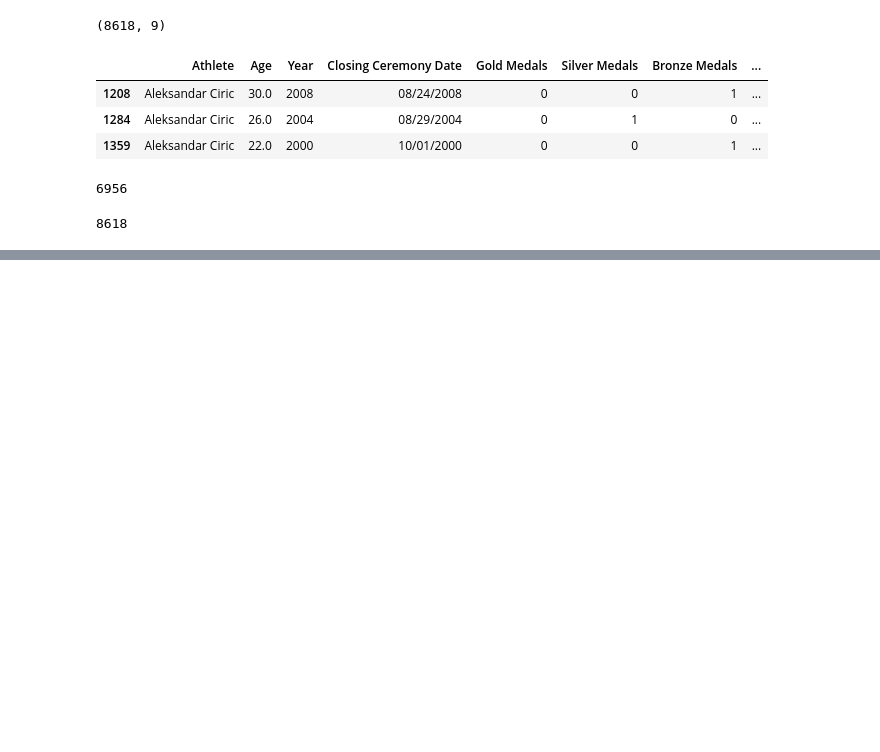
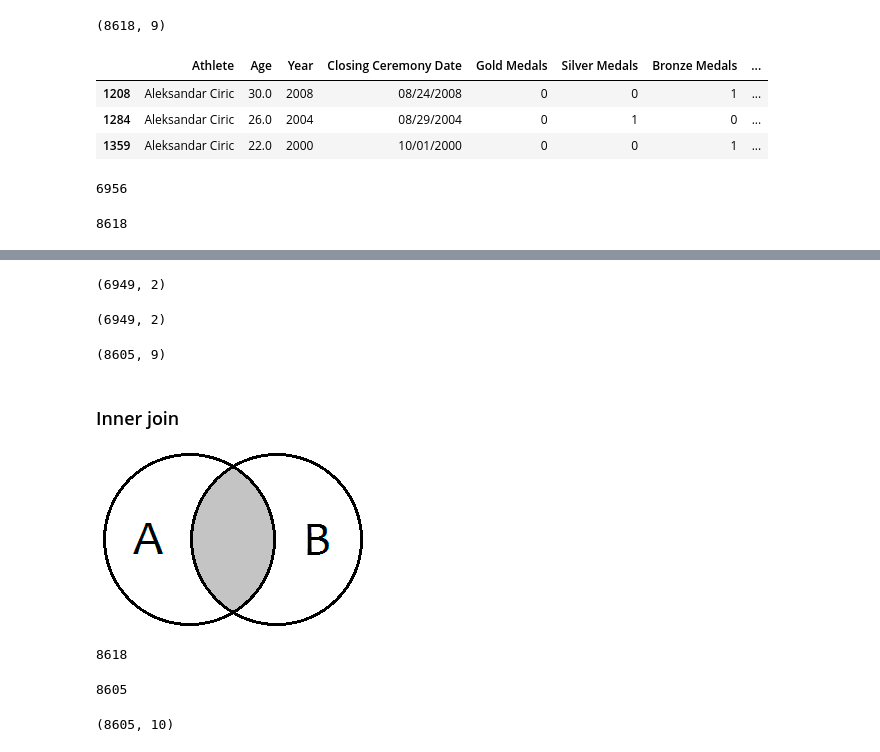
Before and after one commit to mmunozbe/ml-course, a Jupyter notebook: T2-4-Data cleaning-Concatenación de datos.ipynb, the cells around one changed output, grey strips where cells are left out. Drawn from its saved outputs; the diff is of its cells as text; code cells hidden in the pictures; blank space fills up the shorter version.

```diff
--- a/T2-4-Data cleaning-Concatenación de datos.ipynb
+++ b/T2-4-Data cleaning-Concatenación de datos.ipynb
@@ -260,0 +272,6 @@ len(data_final)
+# %%
+data_country_dlt = data_country_dp[~(data_country_dp["Athlete"].isin(out_athletes)) &
+                                   (data_country_dp["Athlete"] != "Michael Phelps")]
+data_country_dlt.shape
+# %% [output]
+(6949, 2)
@@ -260,0 +284,22 @@ len(data_final)
+# %%
+data_sports_dlt.shape
+# %% [output]
+(6949, 2)
+# %%
+data_main_country_dlt.shape
+# %% [output]
+(8605, 9)
+# %% [markdown]
+### Inner join
+# %%
+Image(filename = "/home/matheo/Documents/ml-course-self/resources/inner-join.png")
+# %% [output]
+[figure, added]
+# %%
+len(data_main_country)
+# %% [output]
+8618
+# %%
+len(data_main_country_dlt)
+# %% [output]
+8605
@@ -260,0 +312,4 @@ len(data_final)
+# %%
+merged_inner.shape
+# %% [output]
+(8605, 10)
```
Also changed, not shown: parts of 15 cells of this notebook, 7 other files.
